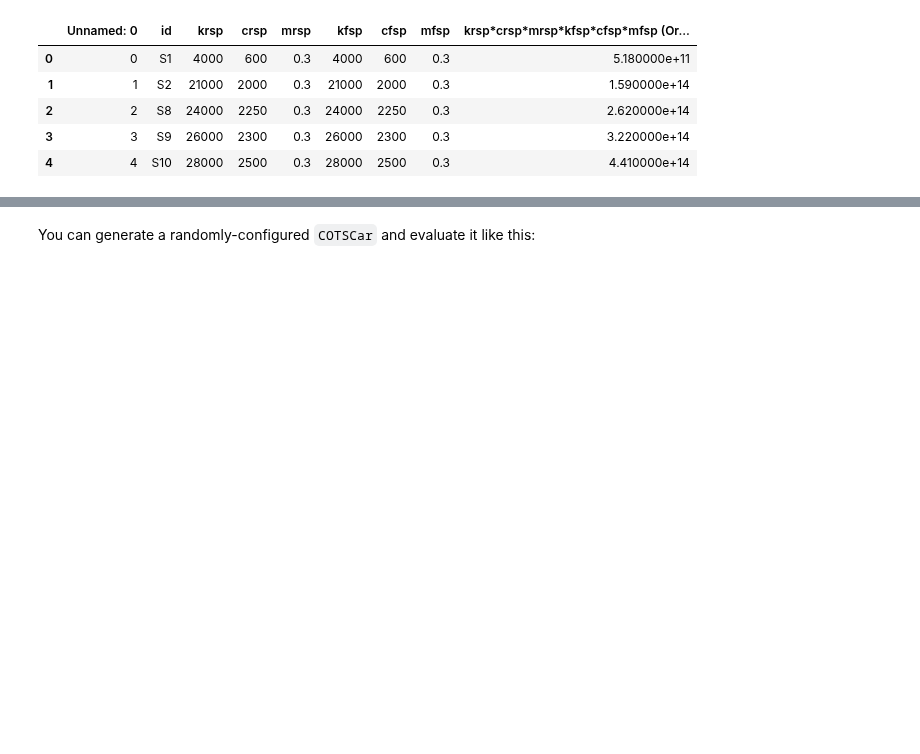
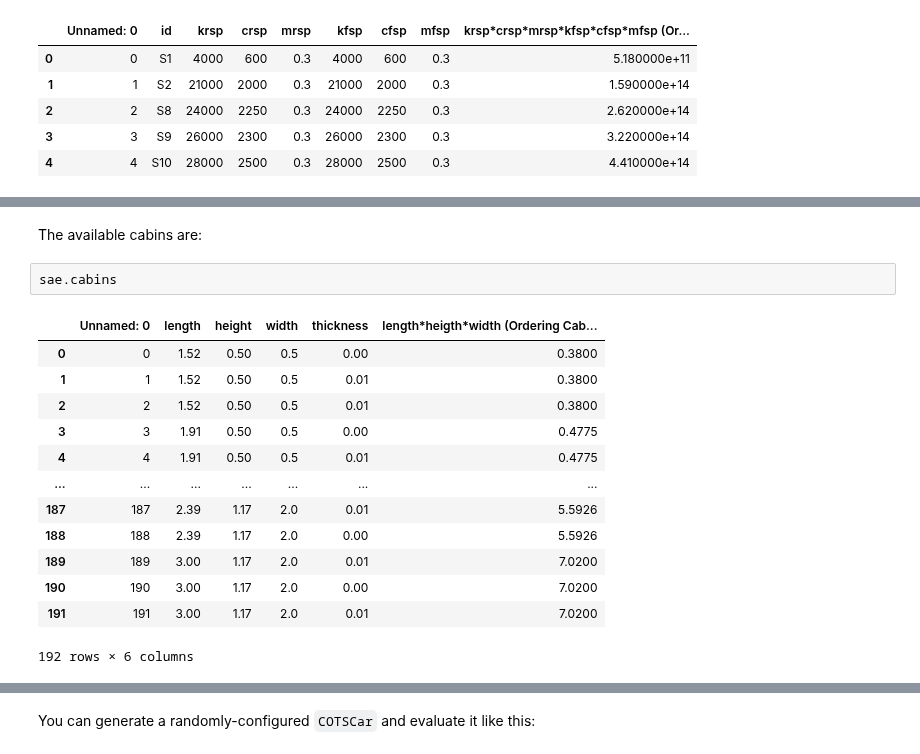
Before and after one commit to cmudrc/sae, a Jupyter notebook: examples/cots_example.ipynb, the cells around one changed output, grey strips where cells are left out. Drawn from its saved outputs; the diff is of its cells as text; blank space fills up the shorter version.

```diff
--- a/examples/cots_example.ipynb
+++ b/examples/cots_example.ipynb
@@ -128,0 +147,18 @@ sae.suspension
+# %% [markdown]
+The available cabins are:
+# %%
+sae.cabins
+# %% [output]
+|  | Unnamed: 0 | length | height | width | thickness | length*heigth*width (Ordering Cab... |
+| 0 | 0 | 1.52 | 0.50 | 0.5 | 0.00 | 0.3800 |
+| 1 | 1 | 1.52 | 0.50 | 0.5 | 0.01 | 0.3800 |
+| 2 | 2 | 1.52 | 0.50 | 0.5 | 0.01 | 0.3800 |
+| 3 | 3 | 1.91 | 0.50 | 0.5 | 0.00 | 0.4775 |
+| 4 | 4 | 1.91 | 0.50 | 0.5 | 0.01 | 0.4775 |
+| ... | ... | ... | ... | ... | ... | ... |
+| 187 | 187 | 2.39 | 1.17 | 2.0 | 0.01 | 5.5926 |
+| 188 | 188 | 2.39 | 1.17 | 2.0 | 0.00 | 5.5926 |
+| 189 | 189 | 3.00 | 1.17 | 2.0 | 0.01 | 7.0200 |
+| 190 | 190 | 3.00 | 1.17 | 2.0 | 0.00 | 7.0200 |
+| 191 | 191 | 3.00 | 1.17 | 2.0 | 0.01 | 7.0200 |
+192 rows × 6 columns
```
Also changed, not shown: parts of 13 cells of this notebook.
